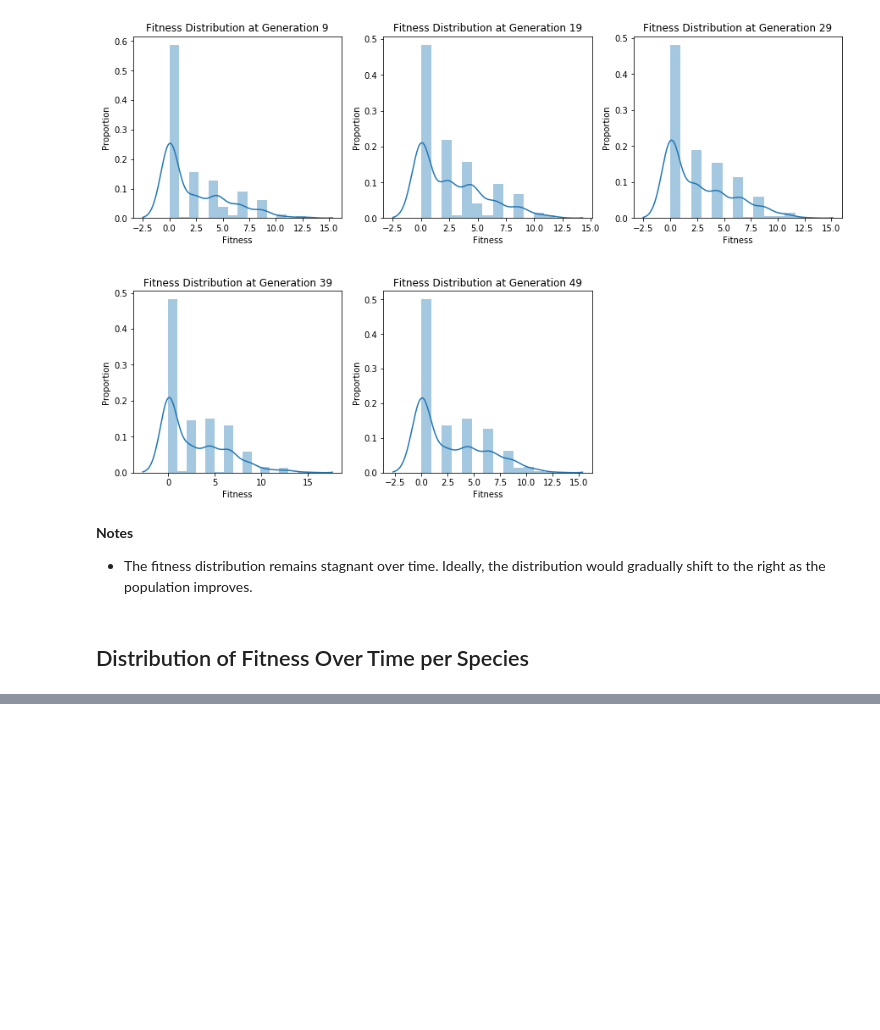
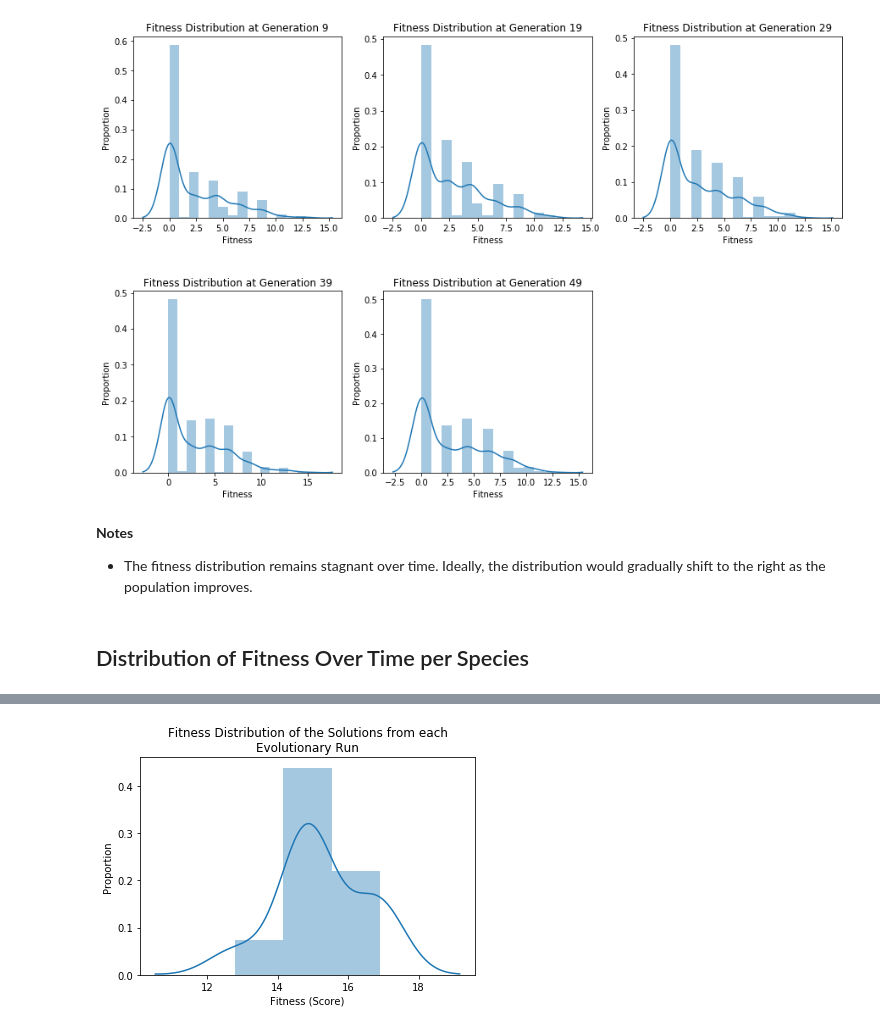
Before and after one commit to adamtupper/pyneat, a Jupyter notebook: notebooks/pong_analysis.ipynb, the cells around one changed output, grey strips where cells are left out. Cells and saved outputs as stored; diff of their text form; code cells hidden in the pictures; blank space fills up the shorter version.

Commit message:
Analyse robustness and draw evolved solutions.

```diff
--- a/notebooks/pong_analysis.ipynb
+++ b/notebooks/pong_analysis.ipynb
@@ -381,0 +386,18 @@ plt.show()
+# %%
+# Load solutions found by each run
+solutions = []
+for i in range(1, 11):
+    solution = pickle.load(open(BASE_DIR + f'run_{i}/solution.pickle', 'rb'))
+    solutions.append(solution)
+# %%
+# Report fitness statistics
+fitnesses = [s.fitness for s in solutions]
+
+print(f'Min    = {np.min(fitnesses)}')
+print(f'LQ     = {np.quantile(fitnesses, 0.25):.2f}')
+print(f'Median = {np.median(fitnesses)}')
+print(f'Mean   = {np.mean(fitnesses):.2f}')
+print(f'UQ     = {np.quantile(fitnesses, 0.75):.2f}')
+print(f'Max    = {np.max(fitnesses)}')
+print()
+print(f's.d.   = {np.std(fitnesses):.2f}')
@@ -381,0 +413,9 @@ plt.show()
+# %%
+# Plot fitness distribution
+sns.distplot(fitnesses)
+plt.title('Fitness Distribution of the Solutions from each\nEvolutionary Run')
+plt.xlabel('Fitness (Score)')
+plt.ylabel('Proportion')
+plt.show()
+# %% [output]
+[figure, added]
```
Also changed, not shown: parts of 9 cells of this notebook.
